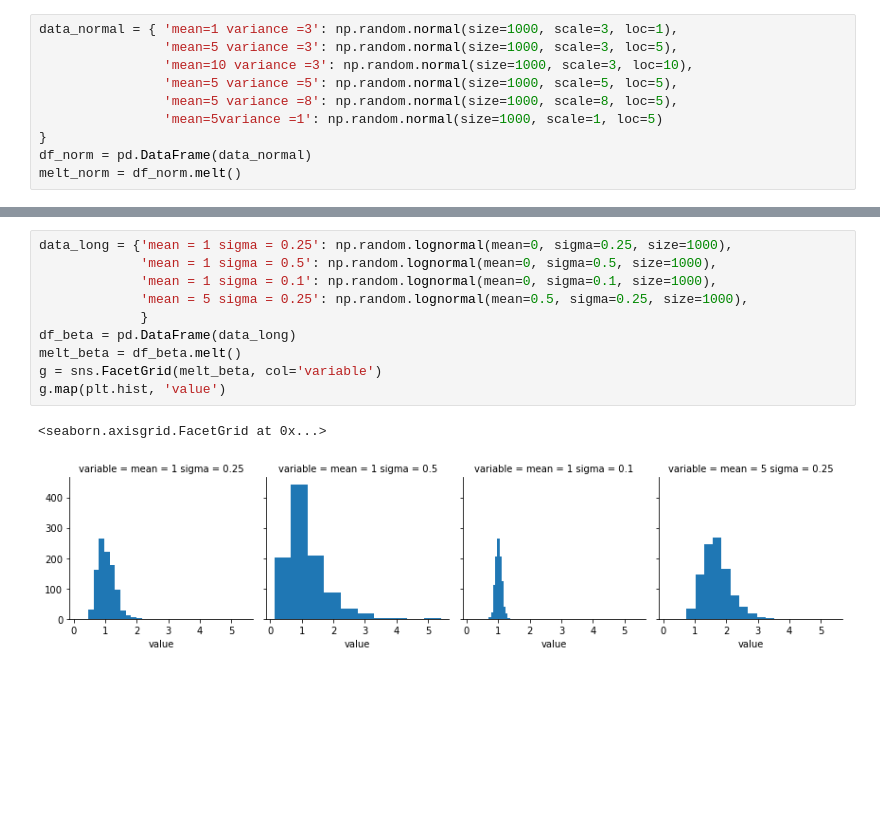
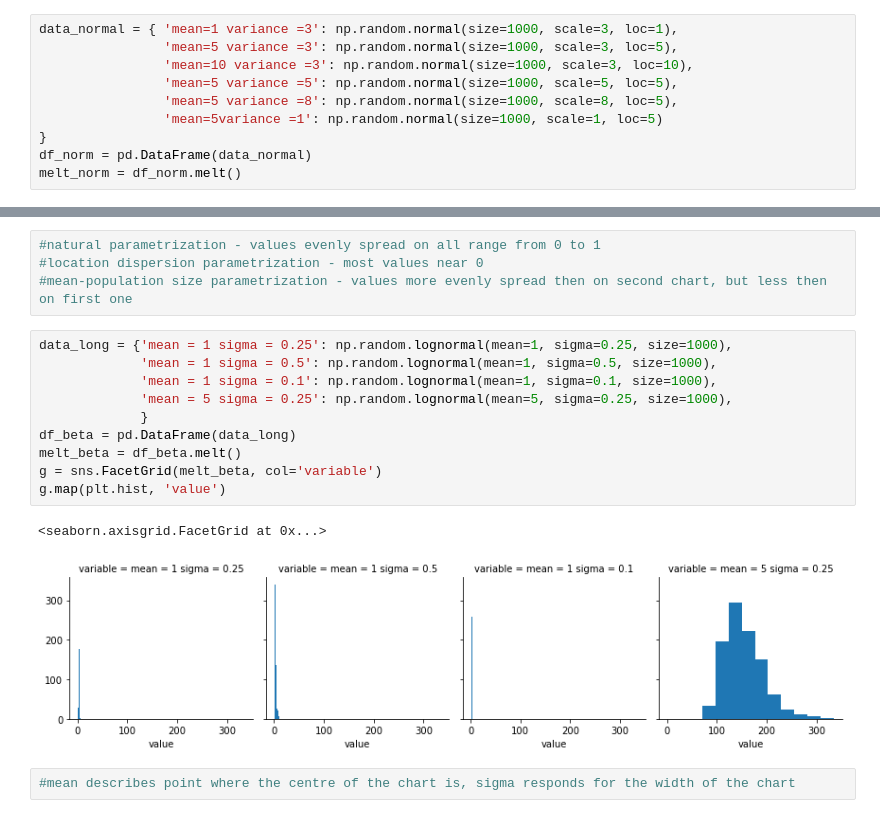
Before and after one commit to barbyw141/AGH, a Jupyter notebook: data_analitycs/lab2/lab2.ipynb, the cells around one changed output, grey strips where cells are left out. Saved outputs shown, nothing was run; the diff lists cells and outputs as text; blank space fills up the shorter version.

```diff
--- a/data_analitycs/lab2/lab2.ipynb
+++ b/data_analitycs/lab2/lab2.ipynb
@@ -87,13 +91,19 @@ g.map(plt.hist, 'value')
+# %%
+#natural parametrization - values evenly spread on all range from 0 to 1
+#location dispersion parametrization - most values near 0
+#mean-population size parametrization - values more evenly spread then on second chart, but less then on first one
 # %%
-data_long = {'mean = 1 sigma = 0.25': np.random.lognormal(mean=0, sigma=0.25, size=1000),
-             'mean = 1 sigma = 0.5': np.random.lognormal(mean=0, sigma=0.5, size=1000),
-             'mean = 1 sigma = 0.1': np.random.lognormal(mean=0, sigma=0.1, size=1000),
-             'mean = 5 sigma = 0.25': np.random.lognormal(mean=0.5, sigma=0.25, size=1000),
+data_long = {'mean = 1 sigma = 0.25': np.random.lognormal(mean=1, sigma=0.25, size=1000),
+             'mean = 1 sigma = 0.5': np.random.lognormal(mean=1, sigma=0.5, size=1000),
+             'mean = 1 sigma = 0.1': np.random.lognormal(mean=1, sigma=0.1, size=1000),
+             'mean = 5 sigma = 0.25': np.random.lognormal(mean=5, sigma=0.25, size=1000),
              }
 df_beta = pd.DataFrame(data_long)
 melt_beta = df_beta.melt()
 g = sns.FacetGrid(melt_beta, col='variable')
 g.map(plt.hist, 'value')
 # %% [output]
 <seaborn.axisgrid.FacetGrid at 0x...>
-[figure, old version]
+[figure, new version]
+# %%
+#mean describes point where the centre of the chart is, sigma responds for the width of the chart
```
Also changed, not shown: parts of 8 cells of this notebook.
